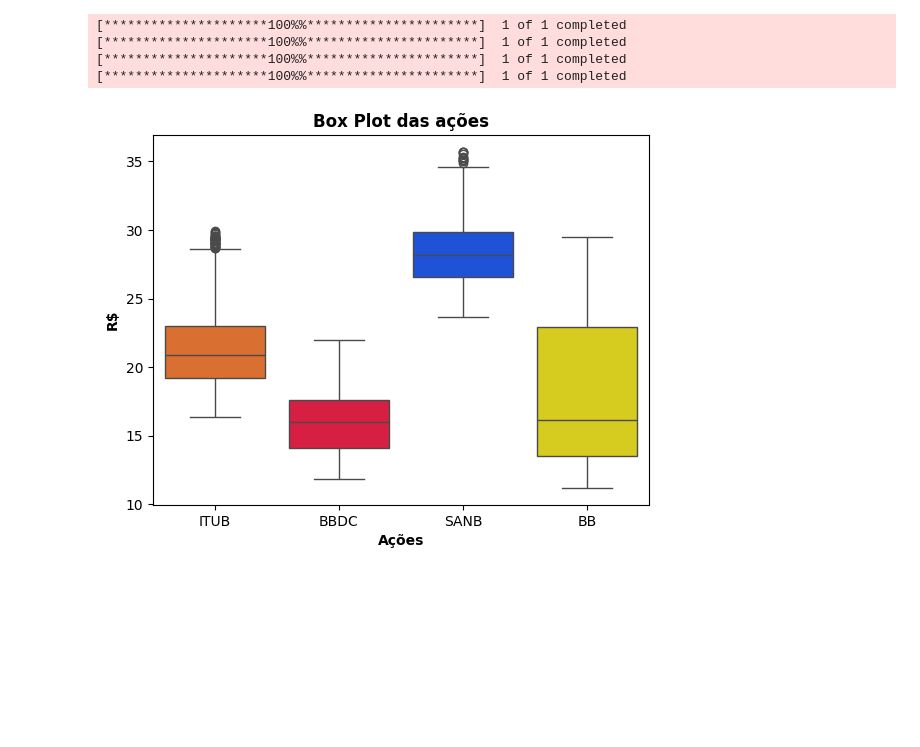
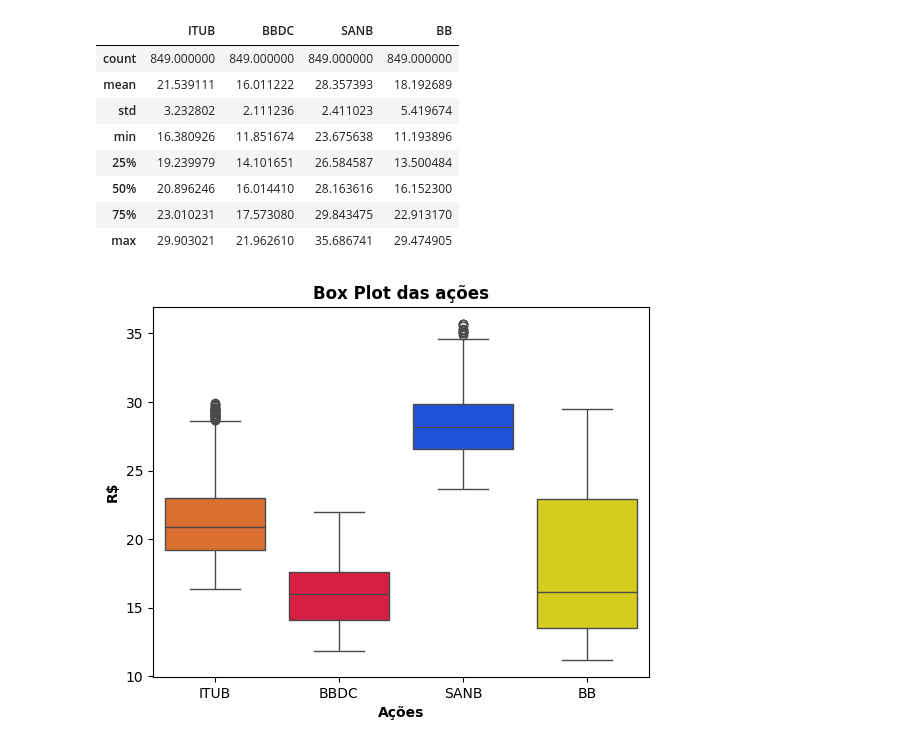
Before and after one commit to victordornelos/otimizacao_portfolio_python, a Jupyter notebook: carteira.ipynb, the cells around one changed output. Drawn from its saved outputs; the diff is of its cells as text; code cells hidden in the pictures; blank space fills up the shorter version.

```diff
--- a/carteira.ipynb
+++ b/carteira.ipynb
@@ -11,13 +11,8 @@ import yfinance as yf
 acoes = ['ITUB3.SA','BBDC4.SA','SANB11.SA','BBAS3.SA']
 # %%
 # Criando DF com as cotações usando Adj Close pelo yfinance
-df = pd.DataFrame()
-for i in acoes:
-    df[i] = yf.download(i, start='2021-01-01')['Adj Close']
+#df = pd.DataFrame()
+#for i in acoes:
+    #df[i] = yf.download(i, start='2021-01-01')['Adj Close']
-# %% [output]
-[*********************100%%**********************]  1 of 1 completed
-[*********************100%%**********************]  1 of 1 completed
-[*********************100%%**********************]  1 of 1 completed
-[*********************100%%**********************]  1 of 1 completed
 # %%
 # Mudando os nomes
@@ -29,3 +24,16 @@ df = df.rename(columns={'ITUB3.SA':'ITUB','BBDC4.SA':'BBDC','SANB11.SA':'SANB','
+# %%
+# Descrição estatística dos dados
+df.describe()
+# %% [output]
+|  | ITUB | BBDC | SANB | BB |
+| count | 849.000000 | 849.000000 | 849.000000 | 849.000000 |
+| mean | 21.539111 | 16.011222 | 28.357393 | 18.192689 |
+| std | 3.232802 | 2.111236 | 2.411023 | 5.419674 |
+| min | 16.380926 | 11.851674 | 23.675638 | 11.193896 |
+| 25% | 19.239979 | 14.101651 | 26.584587 | 13.500484 |
+| 50% | 20.896246 | 16.014410 | 28.163616 | 16.152300 |
+| 75% | 23.010231 | 17.573080 | 29.843475 | 22.913170 |
+| max | 29.903021 | 21.962610 | 35.686741 | 29.474905 |
 # %%
 # Criando Box Plot para os papéis
 cores=['#F56814','#F50031','#0045F5','#F5E600']
```
Also changed, not shown: parts of 11 cells of this notebook.
